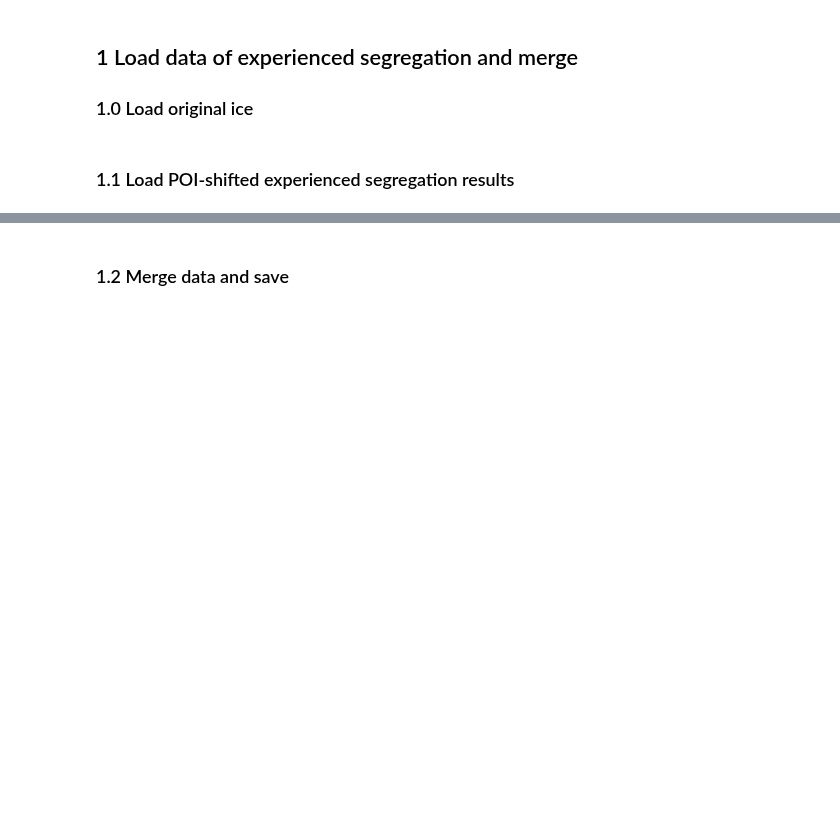
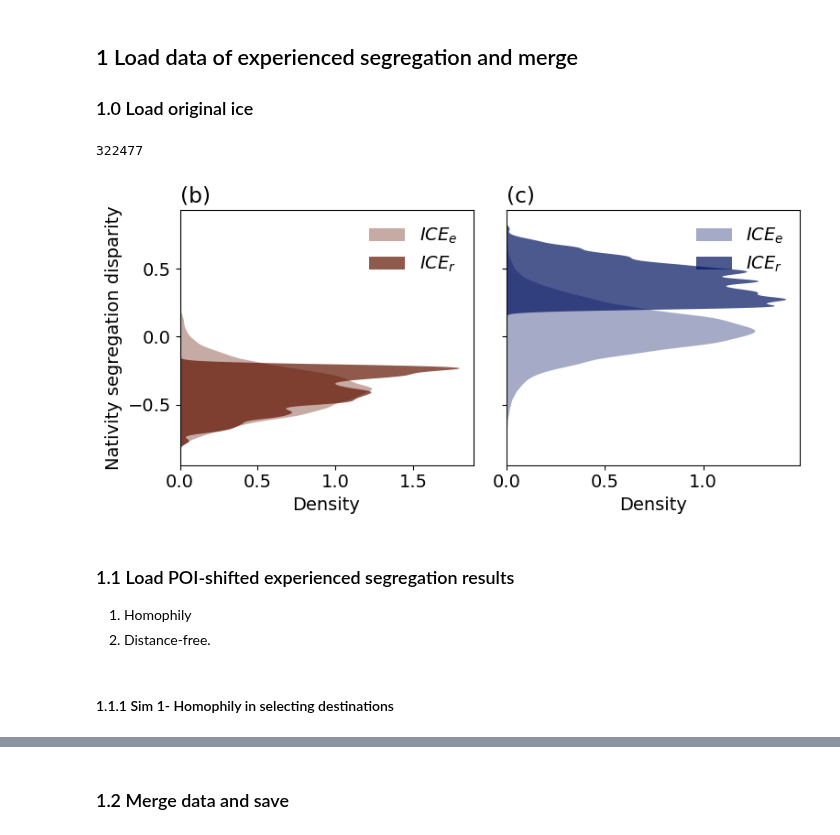
Before and after one commit to MobiSegInsights/mobi-social-segregation-se, a Jupyter notebook: src/MobiSegInsightsSE.data_exp.1.0/40-experienced-segregation-poi-shifted.ipynb, the cells around one changed output, grey strips where cells are left out. Drawn from its saved outputs; the diff is of its cells as text; code cells hidden in the pictures; blank space fills up the shorter version.

```diff
--- a/src/MobiSegInsightsSE.data_exp.1.0/40-experienced-segregation-poi-shifted.ipynb
+++ b/src/MobiSegInsightsSE.data_exp.1.0/40-experienced-segregation-poi-shifted.ipynb
@@ -44,2 +129,23 @@ df_exp.loc[:, 'ice_r_grp'] = pd.cut(df_exp.ice_r, bins=[-1,-0.2,0.2,1],
+# %%
+df = pd.read_sql("""SELECT uid, time_seq, ice_birth, wt_p, ice_birth_resi
+                    FROM segregation.mobi_seg_deso_individual
+                    WHERE weekday=1 AND holiday=0;""", con=engine)
+df_ind = df.drop(columns=['time_seq', 'ice_birth']).drop_duplicates(subset=['uid'])
+# %%
+tqdm.pandas()
+df_grp_ice = df.loc[:, ['uid', 'ice_birth']].groupby('uid').progress_apply(group_data).reset_index()
+df_ind.loc[:, 'grp_r'] = df_ind.loc[:, 'ice_birth_resi'].apply(lambda x: group_ice_r(x))
+# %%
+df = pd.merge(df_ind, df_grp_ice, on='uid', how='left')
+df.rename(columns={'ice_birth_resi': 'ice_r'}, inplace=True)
+len(df)
+# %% [output]
+322477
+# %%
+pl_D_F(df=df, wt='wt_p', vv=['ice_r', 'ice_e'], labels=["$ICE_e$", "$ICE_r$"], sp=False)
+# %% [output]
+[figure, added]
 # %% [markdown]
 ### 1.1 Load POI-shifted experienced segregation results
+1) Homophily
+2) Distance-free.
@@ -46 +165,3 @@ df_exp.loc[:, 'ice_r_grp'] = pd.cut(df_exp.ice_r, bins=[-1,-0.2,0.2,1],
+# %% [markdown]
+#### 1.1.1 Sim 1- Homophily in selecting destinations
 # %%
```
Also changed, not shown: parts of 26 cells of this notebook, 24 other files.
